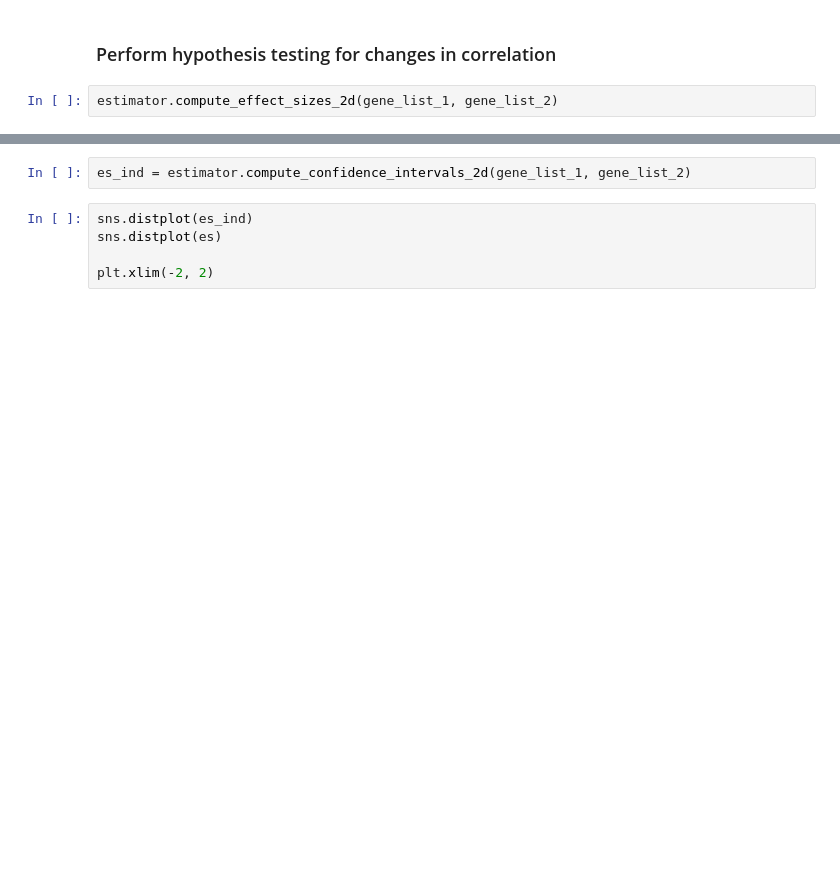
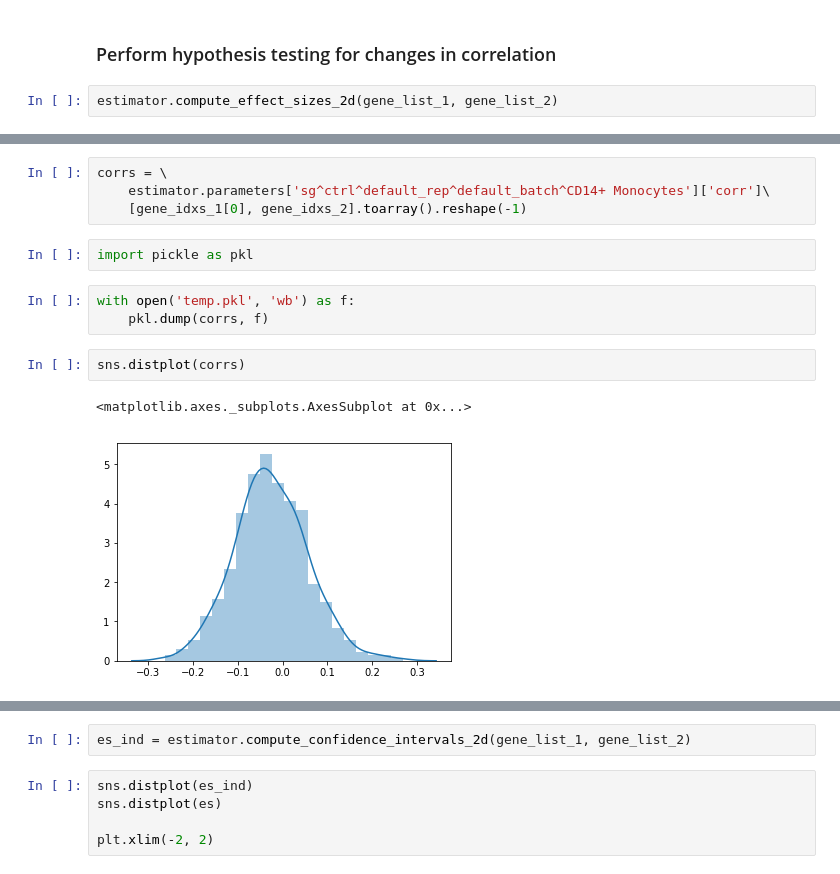
Before and after one commit to yelabucsf/scrna-parameter-estimation, a Jupyter notebook: tutorials/interferon_pbmc.ipynb, the cells around one changed output, grey strips where cells are left out. Saved outputs shown, nothing was run; the diff lists cells and outputs as text; blank space fills up the shorter version.

```diff
--- a/tutorials/interferon_pbmc.ipynb
+++ b/tutorials/interferon_pbmc.ipynb
@@ -280,0 +378,14 @@ for i, j in zip(es, es_ind):
+# %%
+corrs = \
+    estimator.parameters['sg^ctrl^default_rep^default_batch^CD14+ Monocytes']['corr']\
+    [gene_idxs_1[0], gene_idxs_2].toarray().reshape(-1)
+# %%
+import pickle as pkl
+# %%
+with open('temp.pkl', 'wb') as f:
+    pkl.dump(corrs, f)
+# %%
+sns.distplot(corrs)
+# %% [output]
+<matplotlib.axes._subplots.AxesSubplot at 0x...>
+[figure, added]
```
Also changed, not shown: parts of 38 cells of this notebook, 5 other files.
